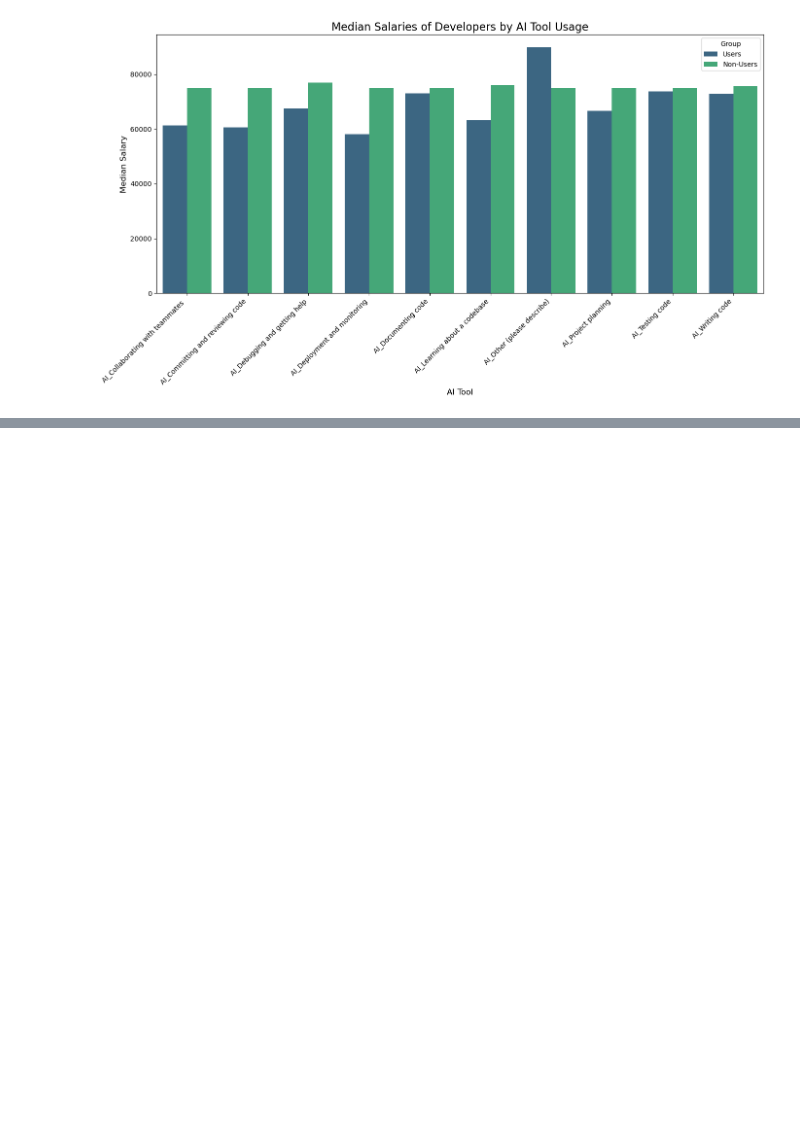
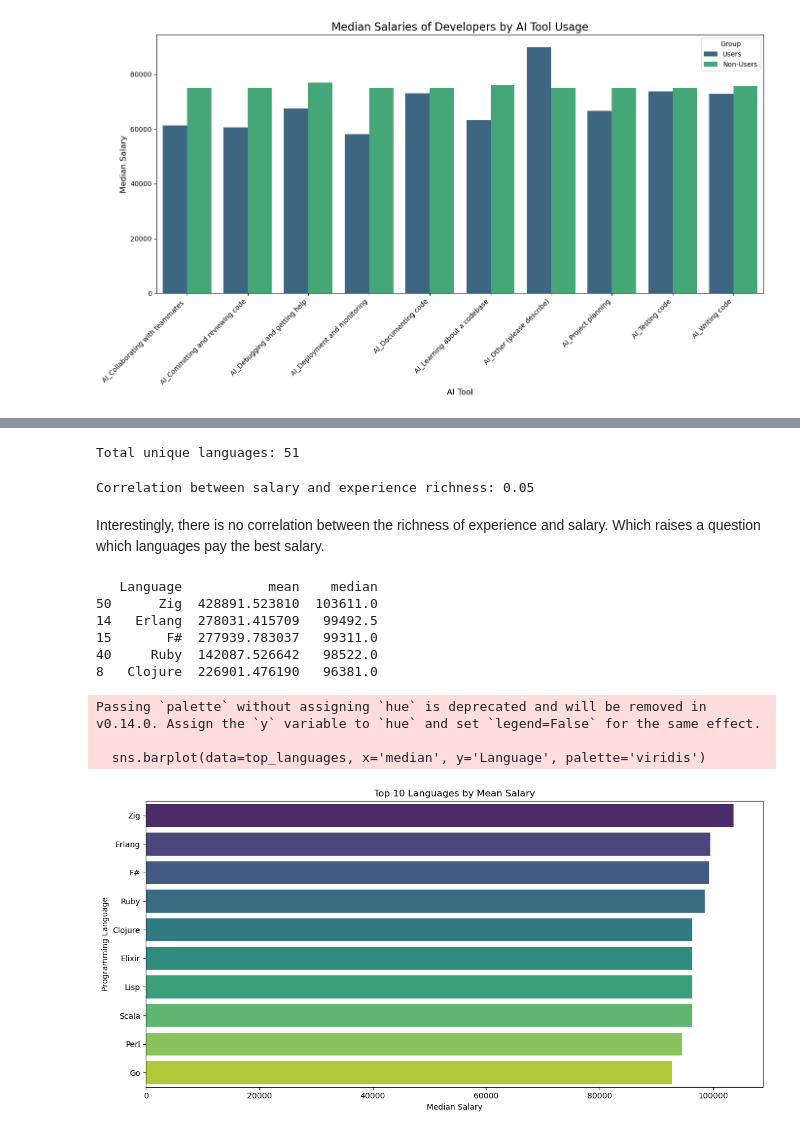
Before and after one commit to dosiichuk/stackoverflow_survey_analysis, a Jupyter notebook: analysis.ipynb, the cells around one changed output, grey strips where cells are left out. Cells and saved outputs as stored; diff of their text form; code cells hidden in the pictures; blank space fills up the shorter version.

```diff
--- a/analysis.ipynb
+++ b/analysis.ipynb
@@ -391,0 +420,73 @@ plt.show()
+# %%
+def calculate_experience_richness(df, column_name):
+    """
+    Calculates the richness of a developer's experience based on the number of languages they have worked with.
+
+    Parameters:
+        df (pd.DataFrame): The input DataFrame.
+        column_name (str): The name of the column containing the languages worked with.
+
+    Returns:
+        pd.DataFrame: A DataFrame with an additional column 'ExperienceRichness' containing the percentage of unique languages each developer has worked with.
+    """
+    # Split the languages and explode into individual rows
+    all_languages = df[column_name].dropna().str.split(';').explode()
+
+    # Get the total number of unique languages
+    unique_languages = set(all_languages)
+    total_unique_languages = len(unique_languages)
+
+    # Calculate the number of languages each developer has worked with
+    df['NumLanguagesWorkedWith'] = df[column_name].dropna().apply(lambda x: len(x.split(';')))
+
+    # Calculate the percentage of unique languages each developer has worked with
+    df['ExperienceRichness'] = (df['NumLanguagesWorkedWith'] / total_unique_languages) * 100
+
+    return df, total_unique_languages
+
+# Calculate experience richness
+df, total_languages = calculate_experience_richness(df, 'LanguageHaveWorkedWith')
+
+# Display the updated DataFrame and total unique languages
+print(f"Total unique languages: {total_languages}")
+# %% [output]
+Total unique languages: 51
+# %%
+correlation = df['ConvertedCompYearly'].corr(df['ExperienceRichness'])
+print(f"Correlation between salary and experience richness: {correlation:.2f}")
+# %% [output]
+Correlation between salary and experience richness: 0.05
+# %% [markdown]
+Interestingly, there is no correlation between the richness of experience and salary. Which raises a question which languages pay the best salary.
+# %%
+df_exploded = df[['LanguageHaveWorkedWith', 'ConvertedCompYearly']].dropna()
+df_exploded['Language'] = df_exploded['LanguageHaveWorkedWith'].str.split(';')
+df_exploded = df_exploded.explode('Language')
+# %%
+# Group by Language and calculate mean and median salaries
+language_salary_stats = df_exploded.groupby('Language')['ConvertedCompYearly'].agg(['mean', 'median']).reset_index()
+language_salary_stats = language_salary_stats.sort_values(by='median', ascending=False)
+
+# Display the top languages by mean salary
+print(language_salary_stats.head())
+# %% [output]
+   Language           mean    median
+50      Zig  428891.523810  103611.0
+14   Erlang  278031.415709   99492.5
+15       F#  277939.783037   99311.0
+40     Ruby  142087.526642   98522.0
+8   Clojure  226901.476190   96381.0
+# %%
+top_languages = language_salary_stats.head(10)
+plt.figure(figsize=(12, 6))
+sns.barplot(data=top_languages, x='median', y='Language', palette='viridis')
+plt.title('Top 10 Languages by Mean Salary')
+plt.xlabel('Median Salary')
+plt.ylabel('Programming Language')
+plt.tight_layout()
+plt.show()
+# %% [output]
+Passing `palette` without assigning `hue` is deprecated and will be removed in v0.14.0. Assign the `y` variable to `hue` and set `legend=False` for the same effect.
+
+  sns.barplot(data=top_languages, x='median', y='Language', palette='viridis')
+[figure, added]
```
Also changed, not shown: parts of 22 cells of this notebook, 1 other file.
